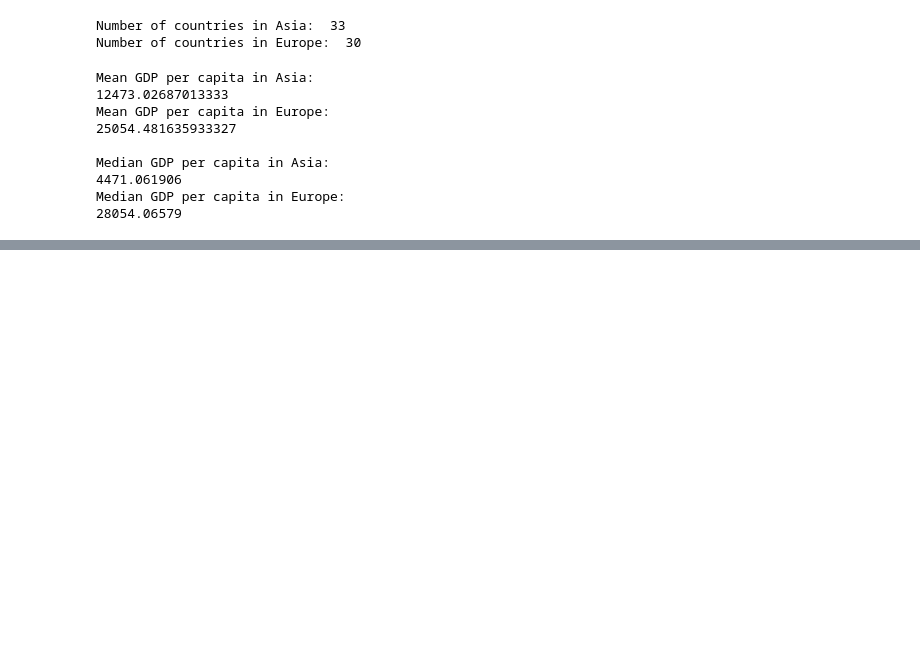
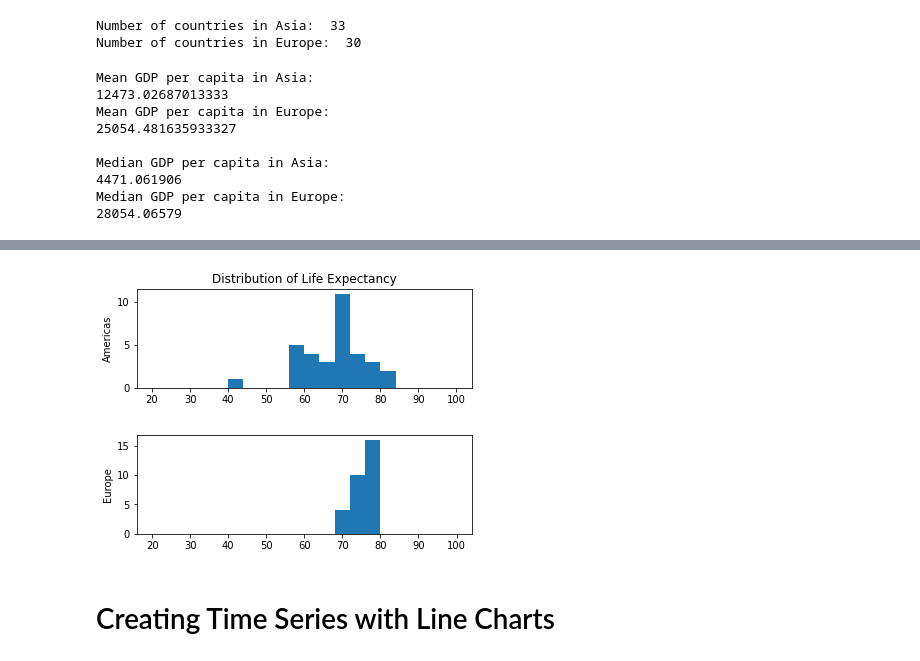
Before and after one commit to aaakashkumar/Introduction-to-Data-Visualization-with-Python, a Jupyter notebook: Introduction_to_Data_Visualization_with_Python.ipynb, the cells around one changed output, grey strips where cells are left out. Drawn from its saved outputs; the diff is of its cells as text; code cells hidden in the pictures; blank space fills up the shorter version.

```diff
--- a/Introduction_to_Data_Visualization_with_Python.ipynb
+++ b/Introduction_to_Data_Visualization_with_Python.ipynb
@@ -236,0 +284,3 @@ Median GDP per capita in Europe:
+# %%
+data = pd.read_csv('countries.csv')
+data.head()
@@ -236,0 +294,4 @@ Median GDP per capita in Europe:
+# %%
+data_1997 = data[data.year == 1997]
+americas_1997 = data_1997[data_1997.continent == "Asia"]
+europe_1997 = data_1997[data_1997.continent == "Europe"]
@@ -236,0 +344,18 @@ Median GDP per capita in Europe:
+# %%
+bins = 20
+
+plt.subplot(2, 1, 1)
+plt.title('Distribution of Life Expectancy')
+plt.hist(americas_1997.lifeExpectancy, bins, range = (20, 100))
+plt.ylabel('Americas')
+plt.show()
+
+plt.subplot(2, 1, 2)
+plt.hist(europe_1997.lifeExpectancy, bins, range = (20, 100))
+plt.ylabel('Europe')
+plt.show()
+# %% [output]
+[figure, added]
+[figure, added]
+# %% [markdown]
+# Creating Time Series with Line Charts
```
Also changed, not shown: parts of 123 cells of this notebook.
